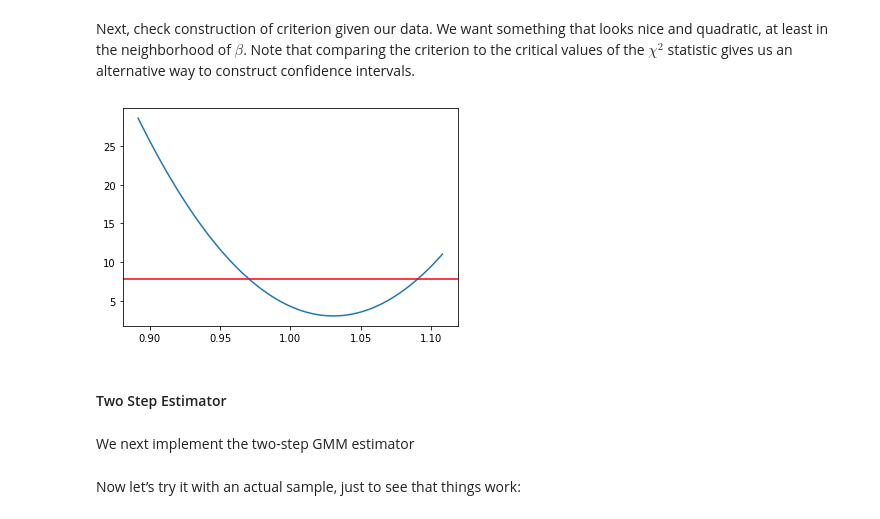
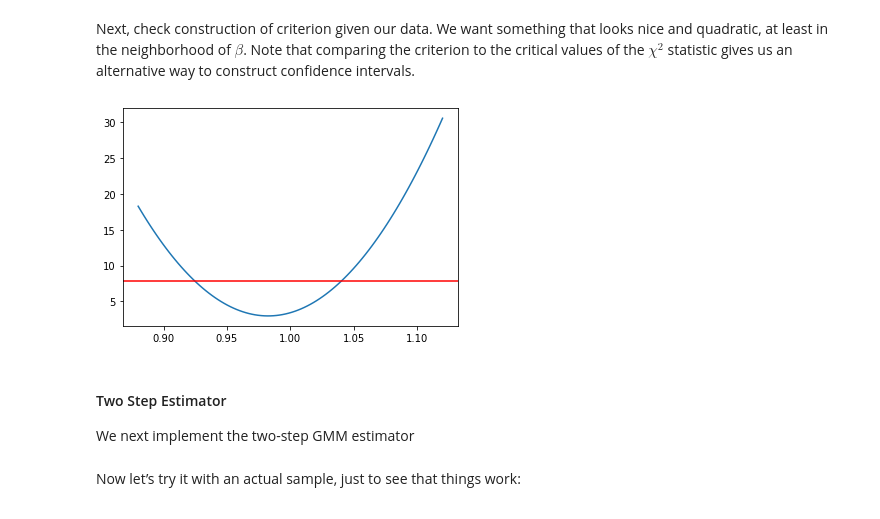
Before and after one commit to connorp/ARE212_Materials, a Jupyter notebook: gmm_finite_samples.ipynb, the cells around one changed output. Saved outputs shown, nothing was run; the diff lists cells and outputs as text; code cells hidden in the pictures.

Commit message:
Implementing other estimators

```diff
--- a/gmm_finite_samples.ipynb
+++ b/gmm_finite_samples.ipynb
@@ -218,25 +206,24 @@ of $\beta$.  Note that comparing the criterion to the critical values
 of the $\chi^2$ statistic gives us an alternative way to construct
 confidence intervals.
 # %%
-from matplotlib import pyplot as plt
 %matplotlib inline
 
 # Limiting distribution of criterion (under null)
 limiting_J = iid.chi2(ell-1)
 
 # Limiting SE of b
-sigma_0 = np.sqrt(inv(Q.T@inv(Winv)@Q)/N)[0][0]
+sigma_0 = np.sqrt(inv(Q.T@inv(Omegahat(beta,data))@Q)/N)[0][0]
 
 # Choose 8 sigma_0 neighborhood of "truth"
 B = np.linspace(beta-4*sigma_0,beta+4*sigma_0,100)
-W = inv(Winv)
+W = inv(Omegahat(beta,data))
 
 _ = plt.plot(B,[J(b,W,data) for b in B.tolist()])
 _ = plt.axhline(limiting_J.isf(0.05),color='r')
 # %% [output]
-[figure, old version]
+[figure, new version]
 # %% [markdown]
 #### Two Step Estimator
+
+We next implement the two-step GMM estimator
-# %% [markdown]
-We next implement the two-step GMM estimator
 # %%
```
Also changed, not shown: parts of 34 cells of this notebook.
